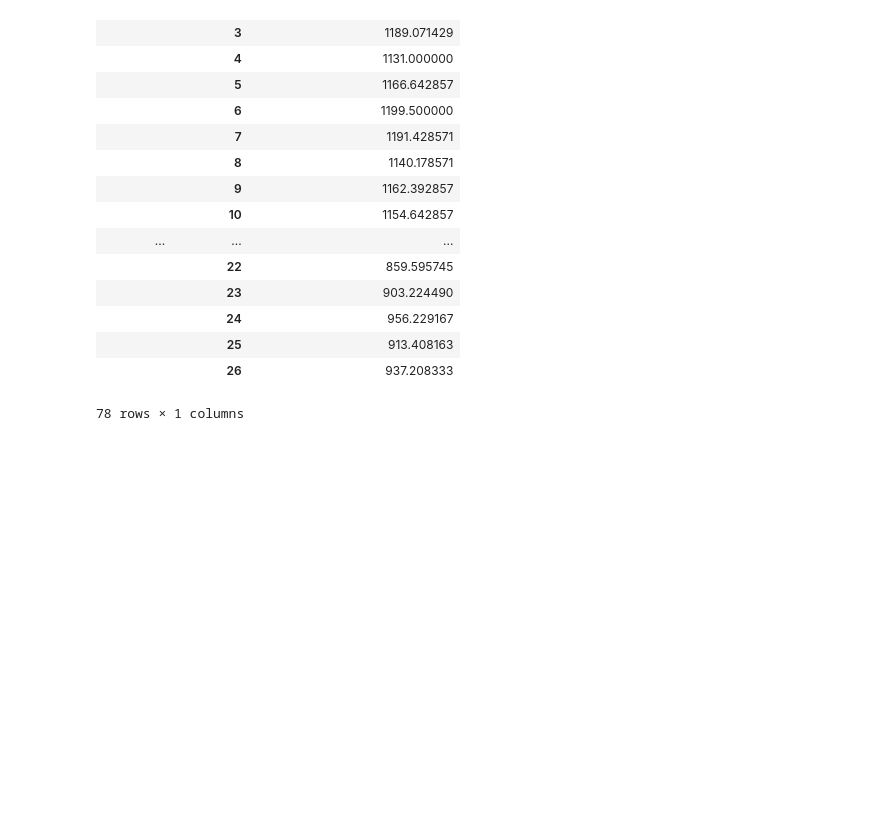
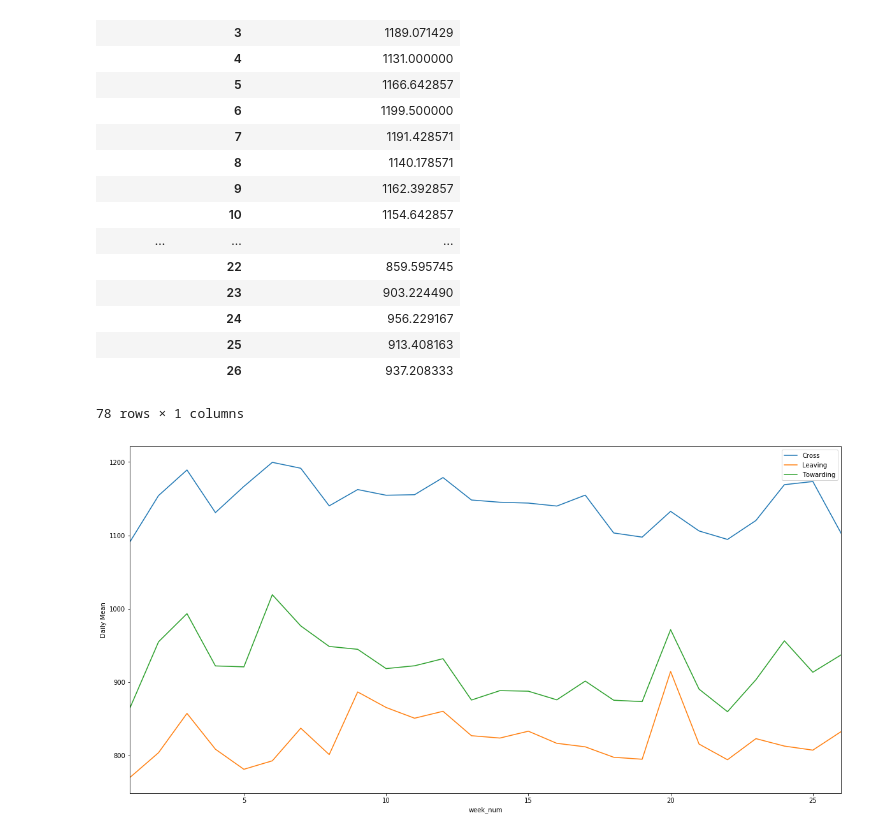
Before and after one commit to ctwayen/Datahack-2020, a Jupyter notebook: cleaner.ipynb, the cells around one changed output. Cells and saved outputs as stored; diff of their text form; code cells hidden in the pictures; blank space fills up the shorter version.

Commit message:
second fourth

```diff
--- a/cleaner.ipynb
+++ b/cleaner.ipynb
@@ -595,8 +595,10 @@ compare_wk
 78 rows × 1 columns
 # %%
 # plot the data
-tb_day_plot = compare_week.pivot_table(columns = "coordinate", index = "Day of the Week", values="Daily Mean Travel Time (Seconds)")
+tb_day_plot = compare_wk.pivot_table(columns = "coordinate", index = "week_num", values="Daily Mean Travel Time (Seconds)")
 ax = tb_day_plot.plot(figsize=(20,10))
 ax.set_ylabel('Daily Mean')
 ax.legend(bbox_to_anchor=(1,1))
 plt.show()
+# %% [output]
+[figure, added]
```
Also changed, not shown: parts of 2 cells of this notebook.
